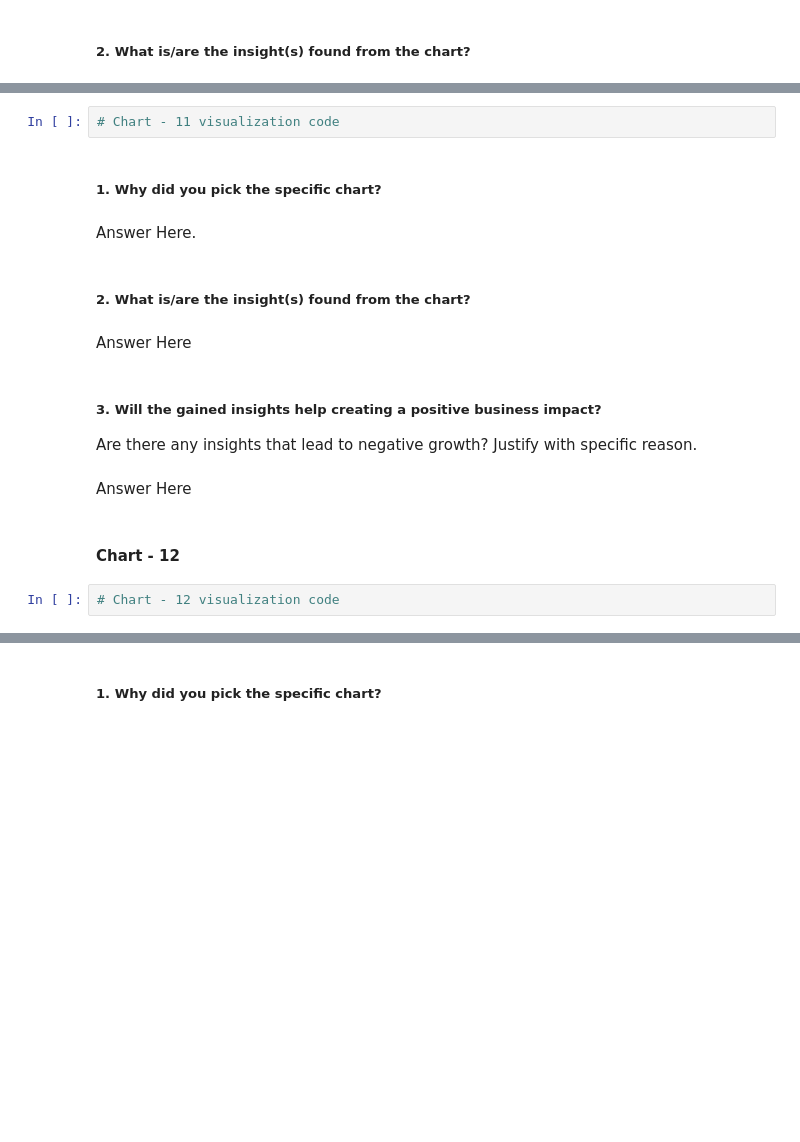
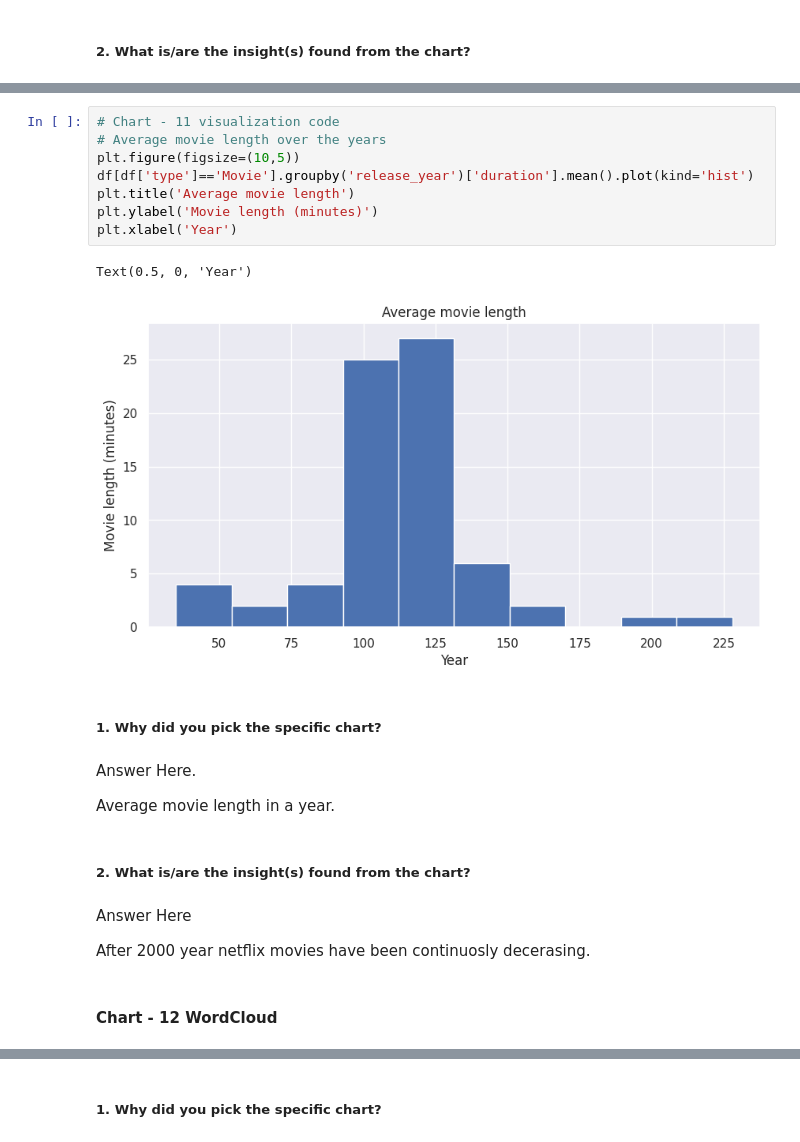
Before and after one commit to Faheemfemu/Netflix-Movies-and-TV-Shows-Clustering, a Jupyter notebook: Netflix_Movies_and_TV_Shows_Clustering.ipynb, the cells around one changed output, grey strips where cells are left out. Saved outputs shown, nothing was run; the diff lists cells and outputs as text; blank space fills up the shorter version.

```diff
--- a/Netflix_Movies_and_TV_Shows_Clustering.ipynb
+++ b/Netflix_Movies_and_TV_Shows_Clustering.ipynb
@@ -640,19 +667,25 @@ Answer Here
-# %%
-# Chart - 11 visualization code
+# %%
+# Chart - 11 visualization code
+# Average movie length over the years
+plt.figure(figsize=(10,5))
+df[df['type']=='Movie'].groupby('release_year')['duration'].mean().plot(kind='hist')
+plt.title('Average movie length')
+plt.ylabel('Movie length (minutes)')
+plt.xlabel('Year')
+# %% [output]
+Text(0.5, 0, 'Year')
+[figure, added]
 # %% [markdown]
 ##### 1. Why did you pick the specific chart?
-# %% [markdown]
-Answer Here.
+# %% [markdown]
+Answer Here.
+
+Average movie length in a year.
 # %% [markdown]
 ##### 2. What is/are the insight(s) found from the chart?
-# %% [markdown]
-Answer Here
-# %% [markdown]
-##### 3. Will the gained insights help creating a positive business impact?
-Are there any insights that lead to negative growth? Justify with specific reason.
-# %% [markdown]
-Answer Here
+# %% [markdown]
+Answer Here
+
+After 2000 year netflix movies have been continuosly decerasing.
 # %% [markdown]
-#### Chart - 12
+#### Chart - 12 WordCloud
-# %%
-# Chart - 12 visualization code
```
Also changed, not shown: parts of 84 cells of this notebook.
